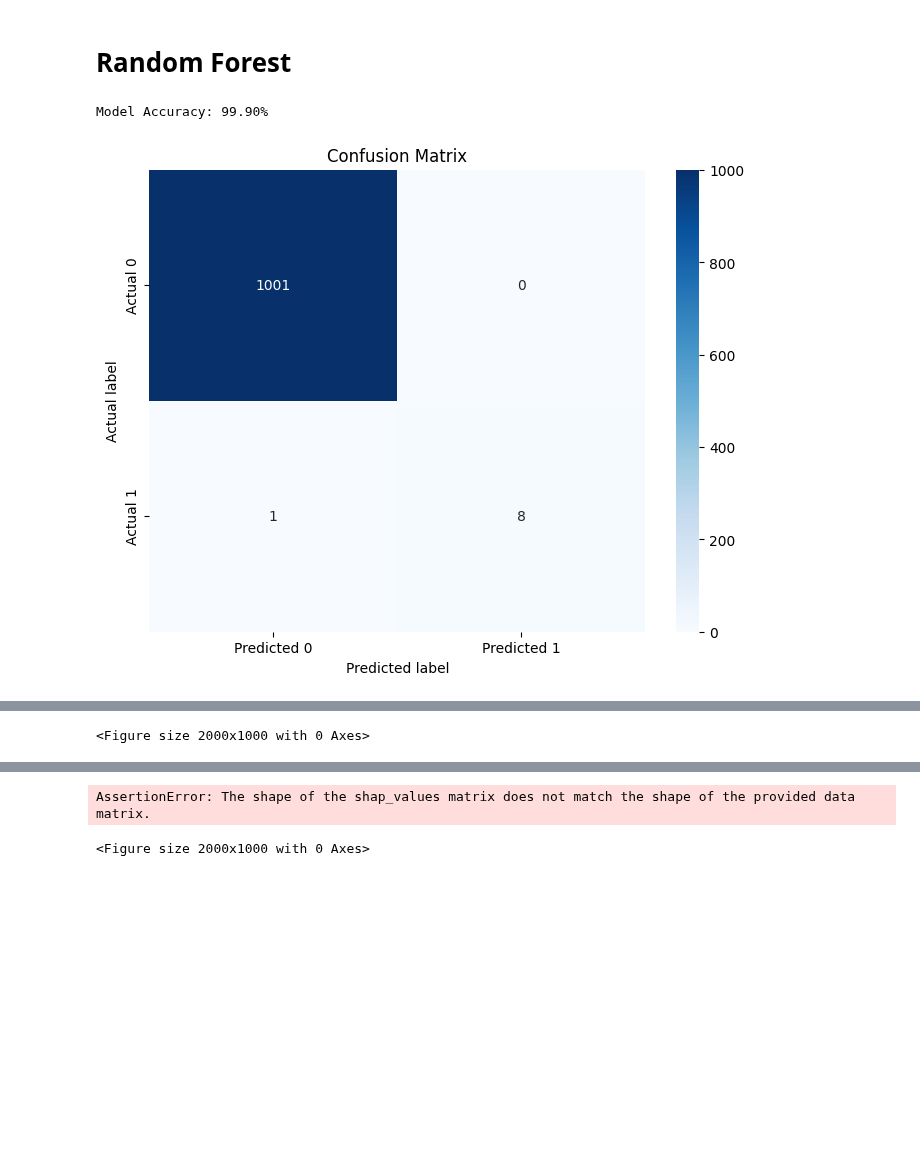
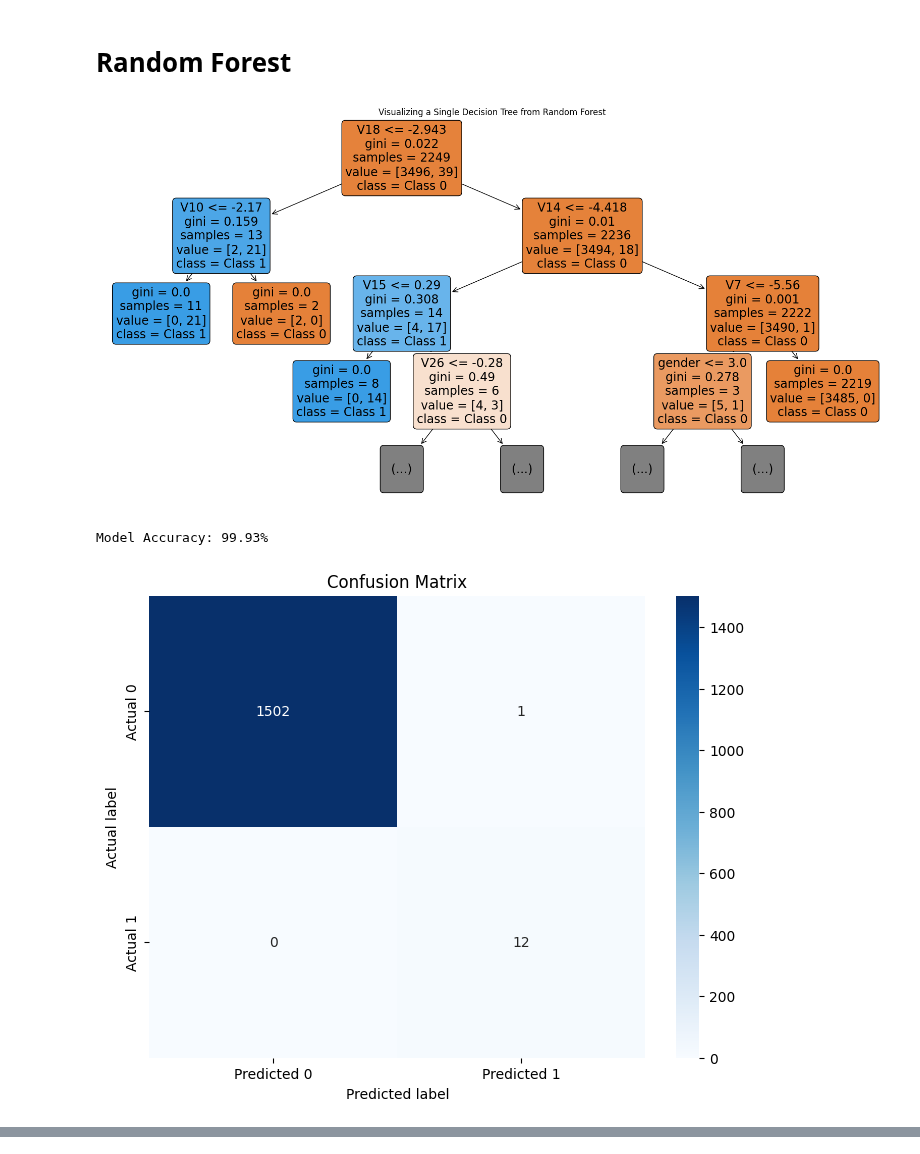
Before and after one commit to Dandata0101/mbs-fraud-detection, a Jupyter notebook: Classwork_day03.ipynb, the cells around one changed output, grey strips where cells are left out. Cells and saved outputs as stored; diff of their text form; code cells hidden in the pictures; blank space fills up the shorter version.

```diff
--- a/Classwork_day03.ipynb
+++ b/Classwork_day03.ipynb
@@ -188,40 +188,56 @@ import os
 import pandas as pd
 import numpy as np
 import matplotlib.pyplot as plt
+from sklearn.tree import plot_tree
 import seaborn as sns
 from sklearn.model_selection import train_test_split
 from sklearn.ensemble import RandomForestClassifier  # Changed from DecisionTreeClassifier to RandomForestClassifier
 from sklearn.metrics import accuracy_score, confusion_matrix, classification_report
 
 
-X_train, X_test, y_train, y_test = train_test_split(X, Y, test_size=0.2, random_state=42)
+X_train, X_test, y_train, y_test = train_test_split(X, Y, test_size=0.3, random_state=42)
 
 # Initialize and train the Random Forest Classifier
 rf_model = RandomForestClassifier(random_state=42, n_estimators=100)  # You can adjust n_estimators and other parameters as needed
 rf_model.fit(X_train, y_train)
+
+single_tree = rf_model.estimators_[0]
+
+plt.figure(figsize=(20,10))
+# Plot the single decision tree
+plot_tree(single_tree,
+          feature_names=X.columns,
+          class_names=['Class 0', 'Class 1'],  # Adjust class names as necessary
+          filled=True,
+          rounded=True,
+          max_depth=10)  # Limiting tree depth for easier visualization; adjust as needed
+
+plt.title("Visualizing a Single Decision Tree from Random Forest")
+plt.show()
 
 y_pred = rf_model.predict(X_test)
 accuracy = accuracy_score(y_test, y_pred)
 print(f"Model Accuracy: {accuracy * 100:.2f}%")
 
 # Confusion Matrix
 cm = confusion_matrix(y_test, y_pred)
 plt.figure(figsize=(8, 6))
 sns.heatmap(cm, annot=True, fmt="d", cmap="Blues", xticklabels=['Predicted 0', 'Predicted 1'], yticklabels=['Actual 0', 'Actual 1'])
 plt.title('Confusion Matrix')
 plt.ylabel('Actual label')
 plt.xlabel('Predicted label')
 plt.show()
 
 # Classification Report
 report = classification_report(y_test, y_pred)
 print(report)
 
 # Feature Importances
 feature_importances = pd.DataFrame(rf_model.feature_importances_, index=X.columns, columns=["Importance"]).sort_values(by="Importance", ascending=False)
 print(feature_importances)
 # %% [output]
+[figure, new version]
-Model Accuracy: 99.90%
+Model Accuracy: 99.93%
-[figure, old version]
+[figure, new version]
               precision    recall  f1-score   support
 
@@ -243 +258,0 @@ gender           0.000991
-<Figure size 2000x1000 with 0 Axes>
@@ -245,2 +258,0 @@ gender           0.000991
-AssertionError: The shape of the shap_values matrix does not match the shape of the provided data matrix.
-<Figure size 2000x1000 with 0 Axes>
```
Also changed, not shown: parts of 1 cell of this notebook.
